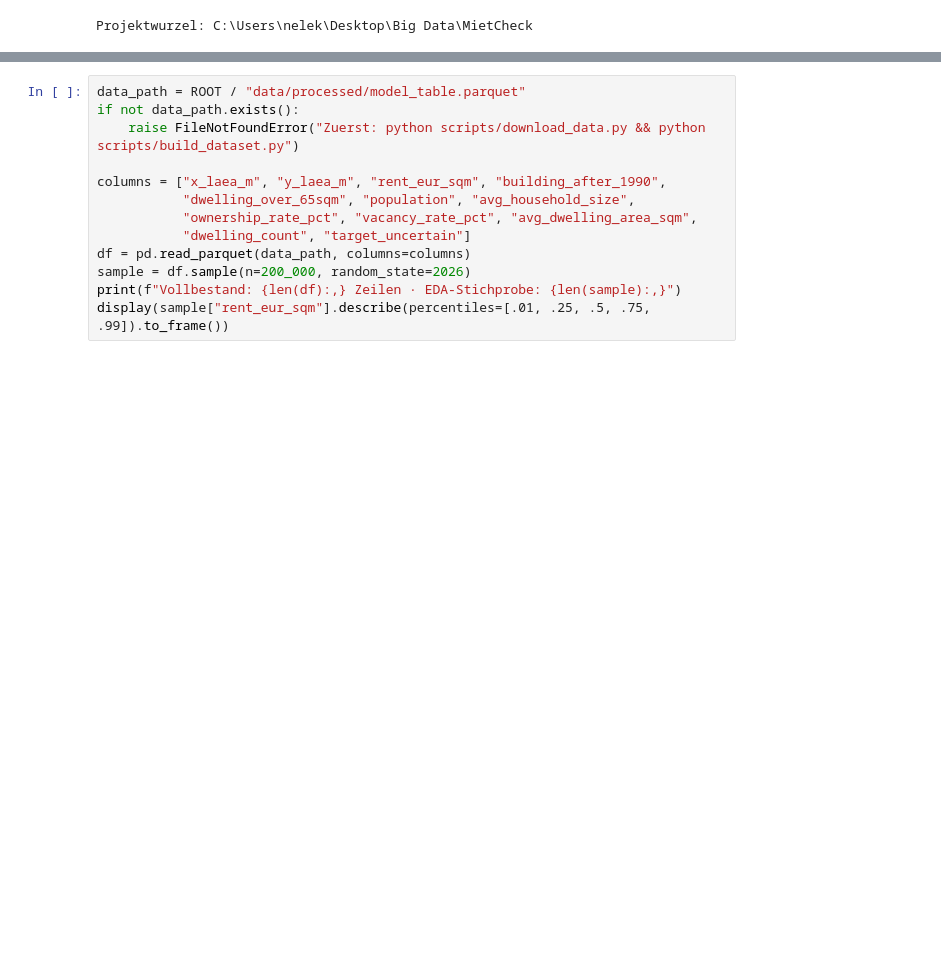
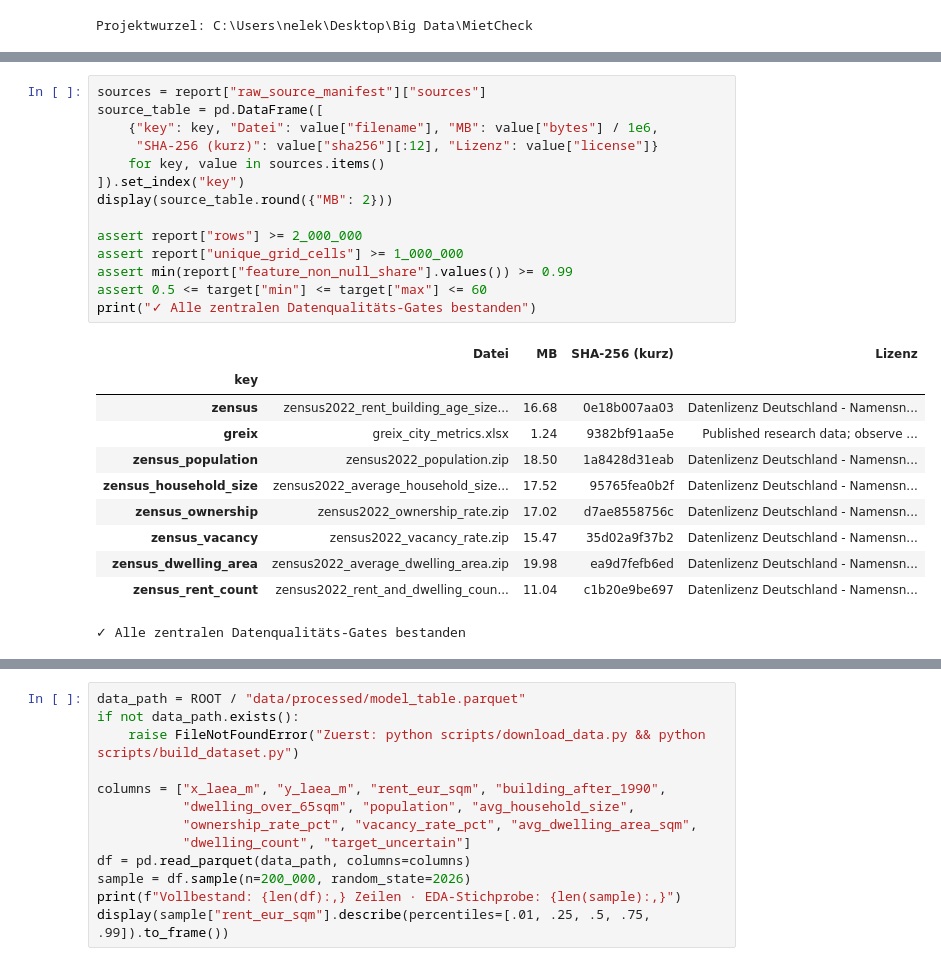
Before and after one commit to neleknaak-31/MietCheck, a Jupyter notebook: notebooks/02_understanding_the_data.ipynb, the cells around one changed output, grey strips where cells are left out. Drawn from its saved outputs; the diff is of its cells as text; blank space fills up the shorter version.

```diff
--- a/notebooks/02_understanding_the_data.ipynb
+++ b/notebooks/02_understanding_the_data.ipynb
@@ -30,0 +94,26 @@ Projektwurzel: C:\Users\nelek\Desktop\Big Data\MietCheck
+# %%
+sources = report["raw_source_manifest"]["sources"]
+source_table = pd.DataFrame([
+    {"key": key, "Datei": value["filename"], "MB": value["bytes"] / 1e6,
+     "SHA-256 (kurz)": value["sha256"][:12], "Lizenz": value["license"]}
+    for key, value in sources.items()
+]).set_index("key")
+display(source_table.round({"MB": 2}))
+
+assert report["rows"] >= 2_000_000
+assert report["unique_grid_cells"] >= 1_000_000
+assert min(report["feature_non_null_share"].values()) >= 0.99
+assert 0.5 <= target["min"] <= target["max"] <= 60
+print("✓ Alle zentralen Datenqualitäts-Gates bestanden")
+# %% [output]
+|  | Datei | MB | SHA-256 (kurz) | Lizenz |
+| key |  |  |  |  |
+| zensus | zensus2022_rent_building_age_size... | 16.68 | 0e18b007aa03 | Datenlizenz Deutschland - Namensn... |
+| greix | greix_city_metrics.xlsx | 1.24 | 9382bf91aa5e | Published research data; observe ... |
+| zensus_population | zensus2022_population.zip | 18.50 | 1a8428d31eab | Datenlizenz Deutschland - Namensn... |
+| zensus_household_size | zensus2022_average_household_size... | 17.52 | 95765fea0b2f | Datenlizenz Deutschland - Namensn... |
+| zensus_ownership | zensus2022_ownership_rate.zip | 17.02 | d7ae8558756c | Datenlizenz Deutschland - Namensn... |
+| zensus_vacancy | zensus2022_vacancy_rate.zip | 15.47 | 35d02a9f37b2 | Datenlizenz Deutschland - Namensn... |
+| zensus_dwelling_area | zensus2022_average_dwelling_area.zip | 19.98 | ea9d7fefb6ed | Datenlizenz Deutschland - Namensn... |
+| zensus_rent_count | zensus2022_rent_and_dwelling_coun... | 11.04 | c1b20e9be697 | Datenlizenz Deutschland - Namensn... |
+✓ Alle zentralen Datenqualitäts-Gates bestanden
```
Also changed, not shown: parts of 11 cells of this notebook, 16 other files.
